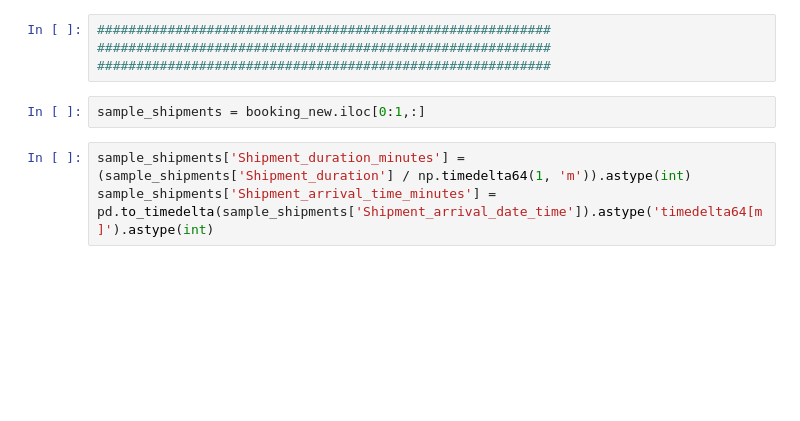
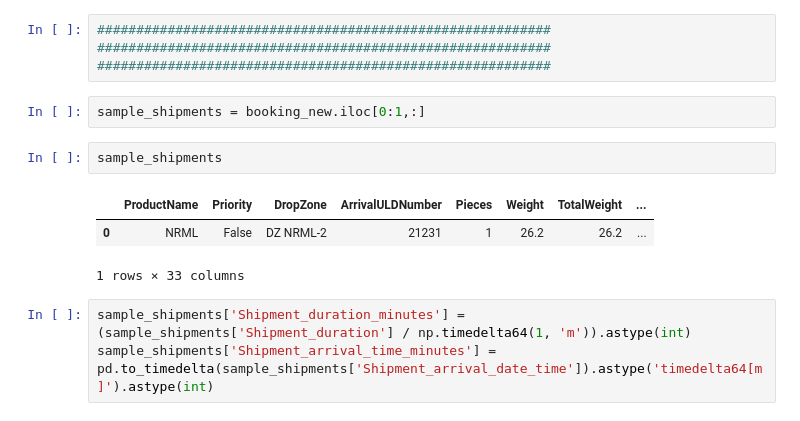
Before and after one commit to zanynik/rwth_opt, a Jupyter notebook: Gurobi - Air_Cargo_Time_Discreate.ipynb, the cells around one changed output. Cells and saved outputs as stored; diff of their text form; blank space fills up the shorter version.

```diff
--- a/Gurobi - Air_Cargo_Time_Discreate.ipynb
+++ b/Gurobi - Air_Cargo_Time_Discreate.ipynb
@@ -81,6 +89,12 @@ booking_new['departure_date'] = booking_new['Shipment_departure_date_time'].dt.n
 ##########################################################
 # %%
 sample_shipments = booking_new.iloc[0:1,:]
+# %%
+sample_shipments
+# %% [output]
+|  | ProductName | Priority | DropZone | ArrivalULDNumber | Pieces | Weight | TotalWeight | ... |
+| 0 | NRML | False | DZ NRML-2 | 21231 | 1 | 26.2 | 26.2 | ... |
+1 rows × 33 columns
 # %%
 sample_shipments['Shipment_duration_minutes'] = (sample_shipments['Shipment_duration'] / np.timedelta64(1, 'm')).astype(int)
 sample_shipments['Shipment_arrival_time_minutes'] = pd.to_timedelta(sample_shipments['Shipment_arrival_date_time']).astype('timedelta64[m]').astype(int)
```
Also changed, not shown: parts of 21 cells of this notebook.
